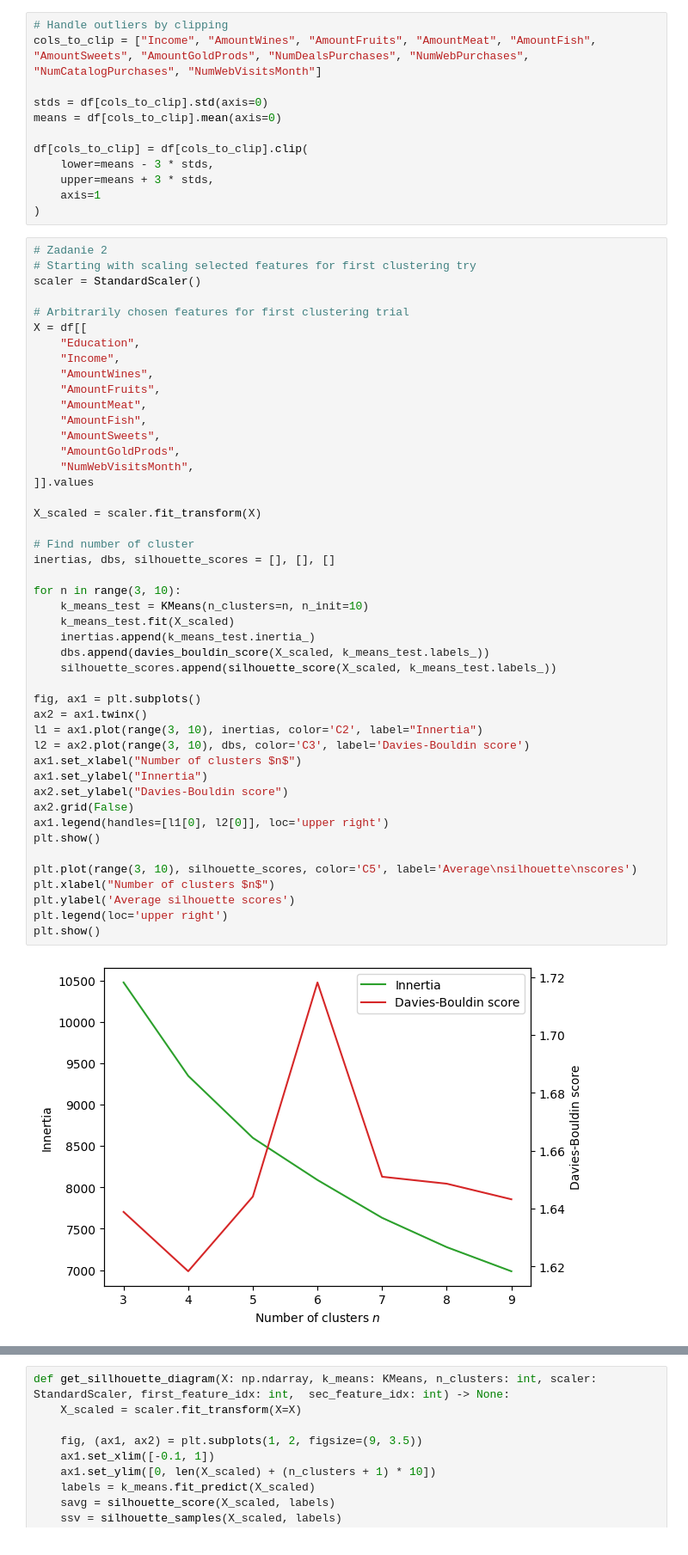
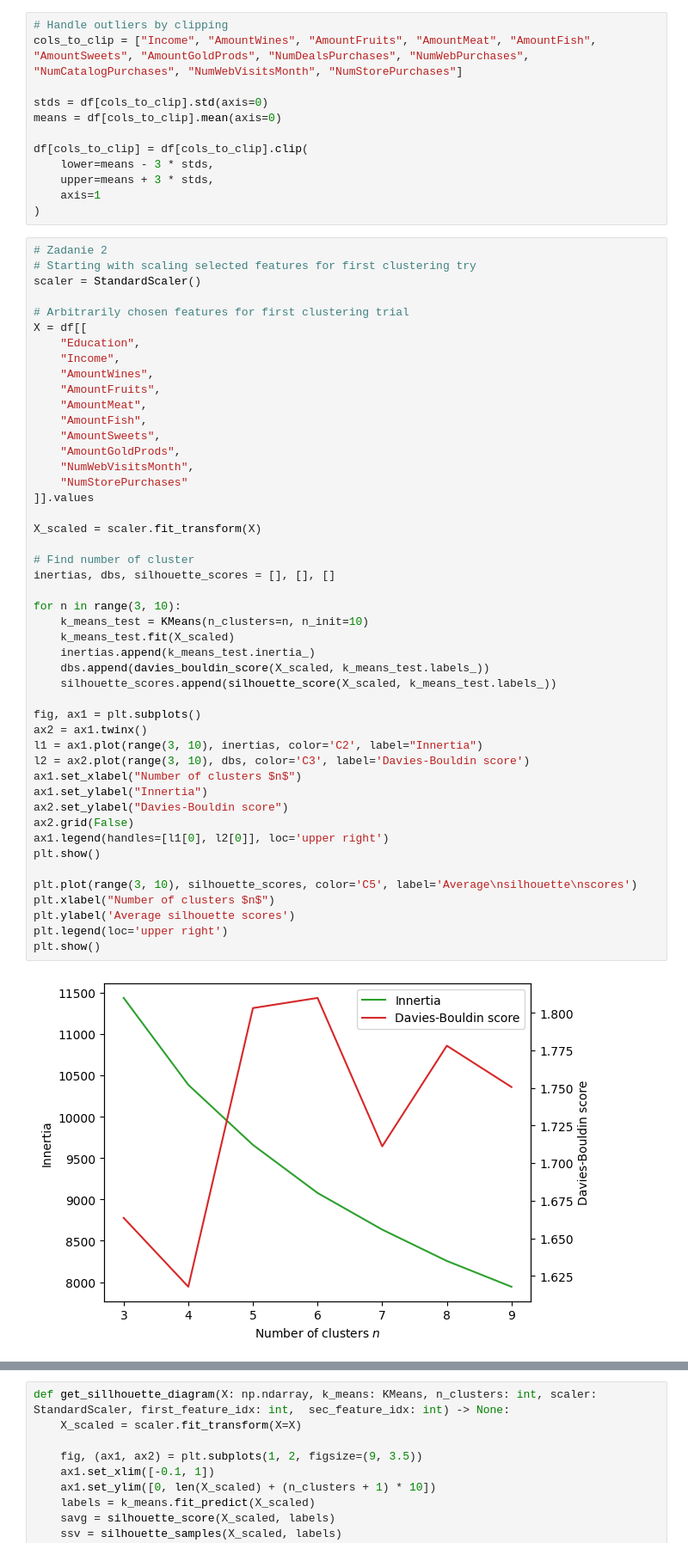
Before and after one commit to jancewicz/PJATK---Artificial-Intelligence-Postgraduate-Studies-, a Jupyter notebook: scikit-learn/pawel_jancewicz_pr7_2026/marketing_campaign/marketing_campaign.ipynb, the cells around one changed output, grey strips where cells are left out. Shown at 86% size. Drawn from its saved outputs; the diff is of its cells as text.

```diff
--- a/scikit-learn/pawel_jancewicz_pr7_2026/marketing_campaign/marketing_campaign.ipynb
+++ b/scikit-learn/pawel_jancewicz_pr7_2026/marketing_campaign/marketing_campaign.ipynb
@@ -232,7 +233,7 @@ sns.boxplot(df["NumWebVisitsMonth"])
 [figure]
 # %%
 # Handle outliers by clipping
-cols_to_clip = ["Income", "AmountWines", "AmountFruits", "AmountMeat", "AmountFish", "AmountSweets", "AmountGoldProds", "NumDealsPurchases", "NumWebPurchases", "NumCatalogPurchases", "NumWebVisitsMonth"]
+cols_to_clip = ["Income", "AmountWines", "AmountFruits", "AmountMeat", "AmountFish", "AmountSweets", "AmountGoldProds", "NumDealsPurchases", "NumWebPurchases", "NumCatalogPurchases", "NumWebVisitsMonth", "NumStorePurchases"]
 
 stds = df[cols_to_clip].std(axis=0)
 means = df[cols_to_clip].mean(axis=0)
@@ -258,35 +259,36 @@ X = df[[
     "AmountSweets",
     "AmountGoldProds",
     "NumWebVisitsMonth",
+    "NumStorePurchases"
 ]].values
 
 X_scaled = scaler.fit_transform(X)
 
 # Find number of cluster
 inertias, dbs, silhouette_scores = [], [], []
 
 for n in range(3, 10):
     k_means_test = KMeans(n_clusters=n, n_init=10)
     k_means_test.fit(X_scaled)
     inertias.append(k_means_test.inertia_)
     dbs.append(davies_bouldin_score(X_scaled, k_means_test.labels_))
     silhouette_scores.append(silhouette_score(X_scaled, k_means_test.labels_))
 
 fig, ax1 = plt.subplots()
 ax2 = ax1.twinx()
 l1 = ax1.plot(range(3, 10), inertias, color='C2', label="Innertia")
 l2 = ax2.plot(range(3, 10), dbs, color='C3', label='Davies-Bouldin score')
 ax1.set_xlabel("Number of clusters $n$")
 ax1.set_ylabel("Innertia")
 ax2.set_ylabel("Davies-Bouldin score")
 ax2.grid(False)
 ax1.legend(handles=[l1[0], l2[0]], loc='upper right')
 plt.show()
 
 plt.plot(range(3, 10), silhouette_scores, color='C5', label='Average\nsilhouette\nscores')
 plt.xlabel("Number of clusters $n$")
 plt.ylabel('Average silhouette scores')
 plt.legend(loc='upper right')
 plt.show()
 # %% [output]
-[figure, old version]
+[figure, new version]
```
Also changed, not shown: parts of 18 cells of this notebook.
